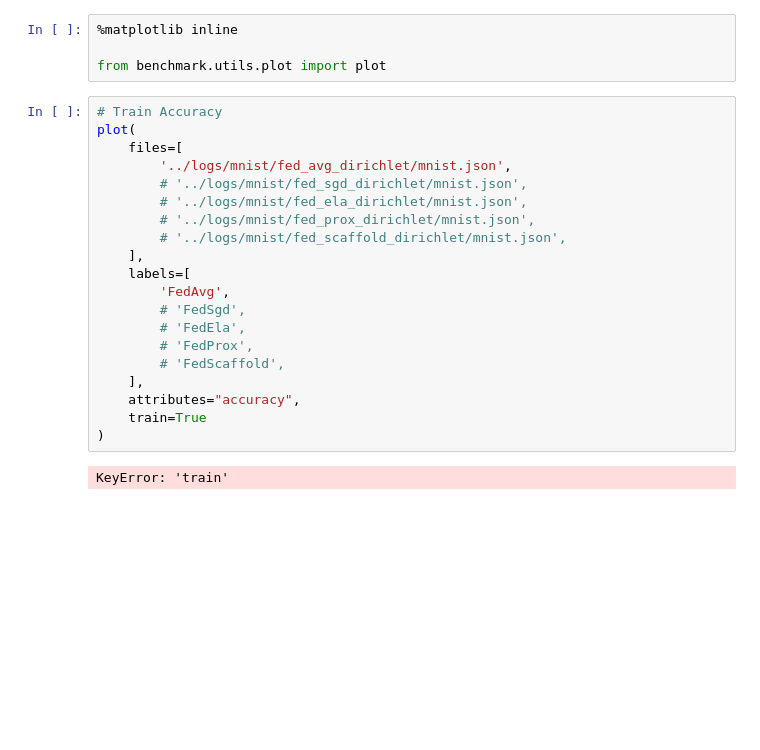
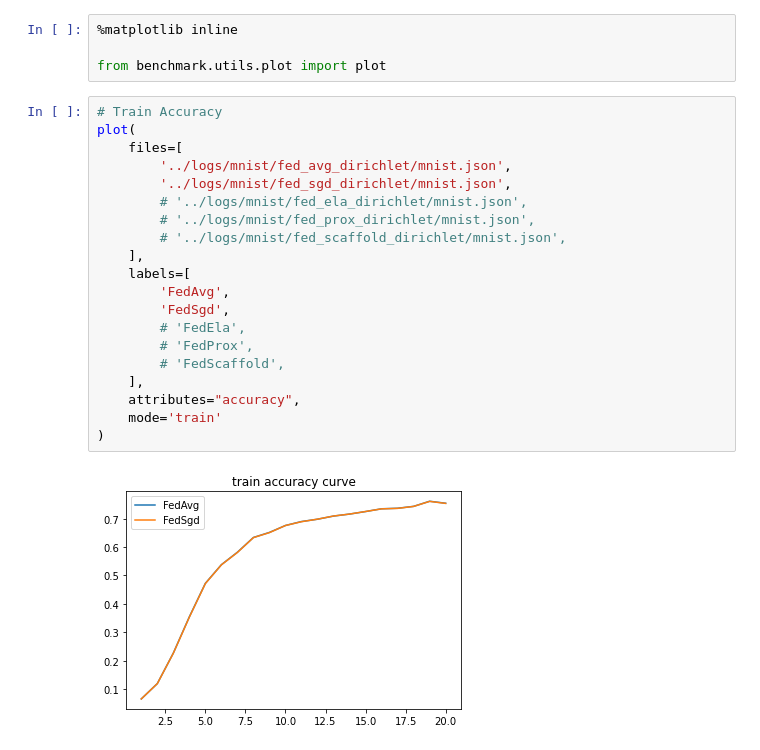
Before and after one commit to FederalLab/benchmark-lightly, a Jupyter notebook: docs/mnist.ipynb, the cells around one changed output. Cells and saved outputs as stored; diff of their text form; blank space fills up the shorter version.

```diff
--- a/docs/mnist.ipynb
+++ b/docs/mnist.ipynb
@@ -156,25 +156,25 @@ from benchmark.utils.plot import plot
 # %%
 # Train Accuracy
 plot(
     files=[
         '../logs/mnist/fed_avg_dirichlet/mnist.json',
-        # '../logs/mnist/fed_sgd_dirichlet/mnist.json',
+        '../logs/mnist/fed_sgd_dirichlet/mnist.json',
         # '../logs/mnist/fed_ela_dirichlet/mnist.json',
         # '../logs/mnist/fed_prox_dirichlet/mnist.json',
         # '../logs/mnist/fed_scaffold_dirichlet/mnist.json',
     ],
     labels=[
         'FedAvg',
-        # 'FedSgd',
+        'FedSgd',
         # 'FedEla',
         # 'FedProx',
         # 'FedScaffold',
     ],
     attributes="accuracy",
-    train=True
+    mode='train'
 )
 # %% [output]
-KeyError: 'train'
+[figure, added]
 # %%
 # Train Loss
 plot(
```
Also changed, not shown: parts of 9 cells of this notebook, 2 other files.
